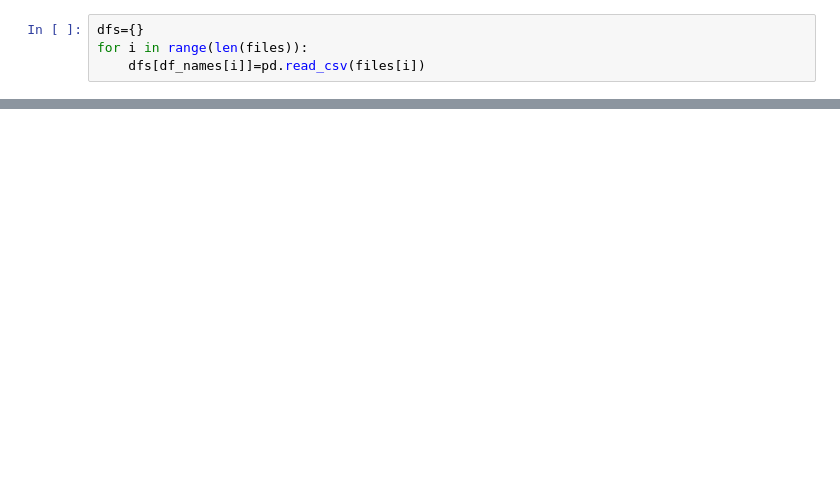
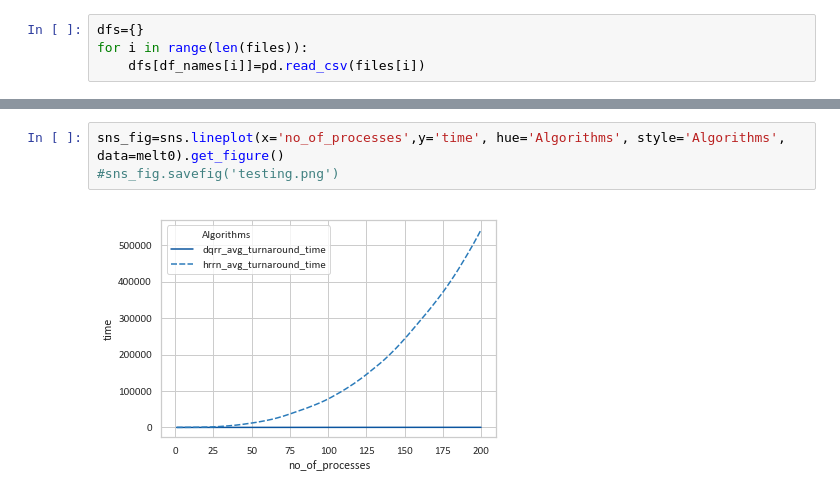
Before and after one commit to kainspraveen/IODTSRR-RRHRRN, a Jupyter notebook: Graphing/Plotter.ipynb, the cells around one changed output, grey strips where cells are left out. Drawn from its saved outputs; the diff is of its cells as text; blank space fills up the shorter version.

```diff
--- a/Graphing/Plotter.ipynb
+++ b/Graphing/Plotter.ipynb
@@ -77,0 +187,5 @@ melt0
+# %%
+sns_fig=sns.lineplot(x='no_of_processes',y='time', hue='Algorithms', style='Algorithms', data=melt0).get_figure()
+#sns_fig.savefig('testing.png')
+# %% [output]
+[figure, added]
```
Also changed, not shown: parts of 11 cells of this notebook, 30 other files.
